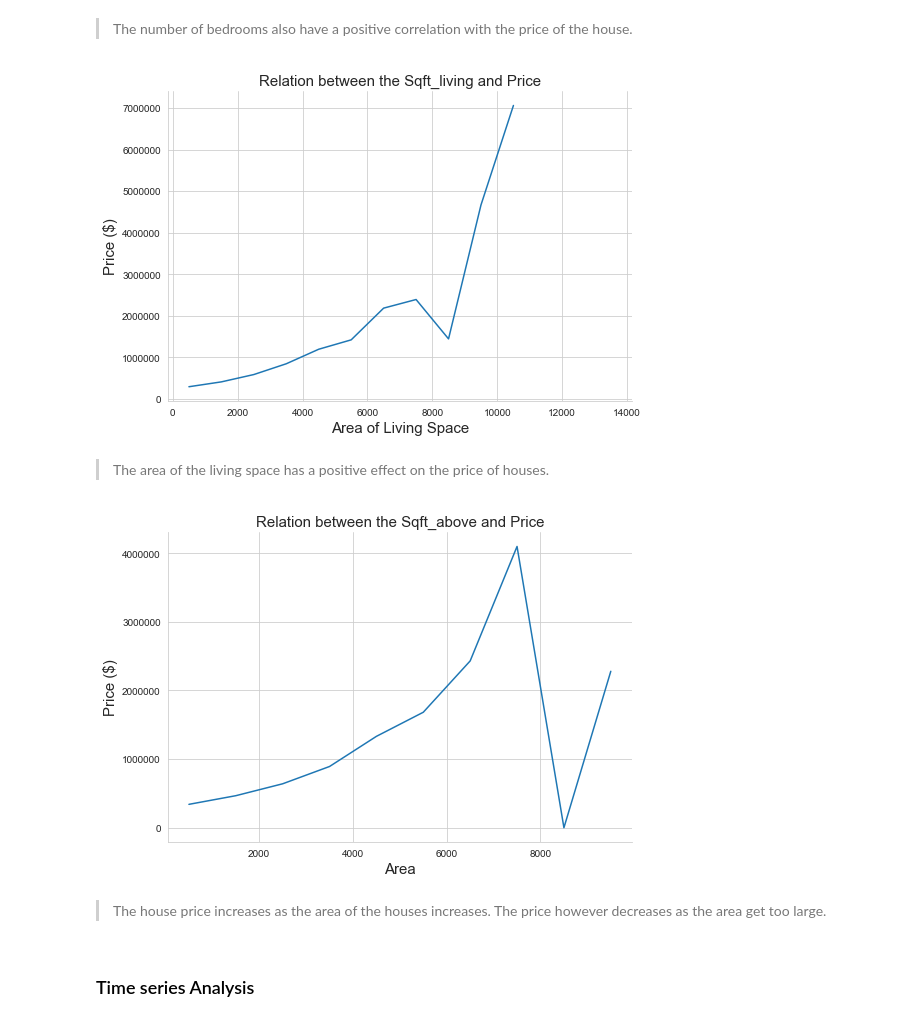
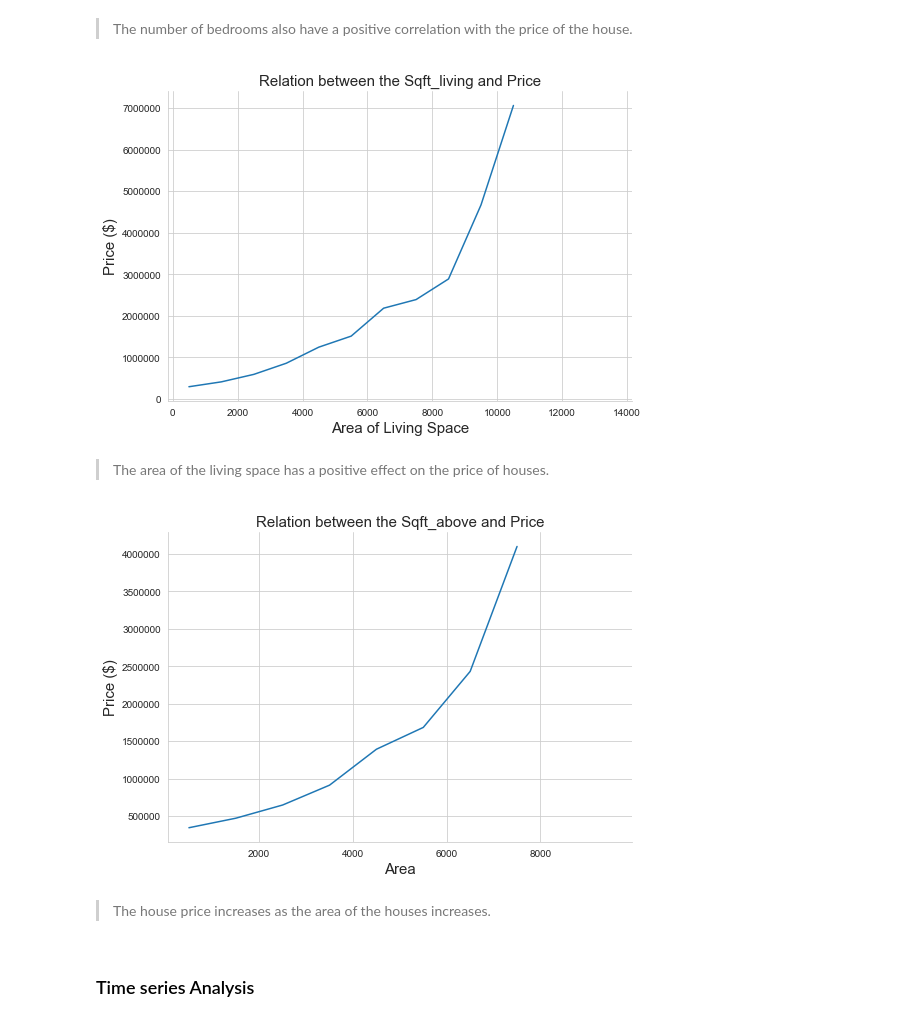
Before and after one commit to HamoyeHQ/stage-f-14-house-pricing, a Jupyter notebook: EDA/house_pricing_eda.ipynb, the cells around one changed output. Cells and saved outputs as stored; diff of their text form; code cells hidden in the pictures.

```diff
--- a/EDA/house_pricing_eda.ipynb
+++ b/EDA/house_pricing_eda.ipynb
@@ -56 +63,4 @@ data.describe()
+# %%
+#Filtering for prices that are not zero.
+data1 = data.query('price != 0')
 # %%
@@ -191,27 +200,27 @@ plt.xlabel('Number of Bedrooms', fontsize=15);
 > The number of bedrooms also have a positive correlation with the price of the house.
 # %%
 bin_edges = np.arange(0, data['sqft_living'].max()+1000, 1000)
-g = sb.FacetGrid(data = data, height = 5, aspect=1.5)
+g = sb.FacetGrid(data = data1, height = 5, aspect=1.5)
 g.map(mean_poly, "sqft_living", "price", bins = bin_edges, bin_size = 1000)
 g.add_legend()
 plt.title('Relation between the Sqft_living and Price', fontsize=15)
 plt.ylabel('Price ($)', fontsize=15)
 plt.xlabel('Area of Living Space', fontsize=15);
 # %% [output]
-[figure, old version]
+[figure, new version]
 # %% [markdown]
 > The area of the living space has a positive effect on the price of houses.
 # %%
 bin_edges = np.arange(0, data['sqft_above'].max()+1000, 1000)
-g = sb.FacetGrid(data = data, height = 5, aspect=1.5)
+g = sb.FacetGrid(data = data1, height = 5, aspect=1.5)
 g.map(mean_poly, "sqft_above", "price", bins = bin_edges, bin_size = 1000)
 g.add_legend()
 plt.title('Relation between the Sqft_above and Price', fontsize=15)
 plt.ylabel('Price ($)', fontsize=15)
 plt.xlabel('Area', fontsize=15);
 # %% [output]
-[figure, old version]
+[figure, new version]
 # %% [markdown]
-> The house price increases as the area of the houses increases. The price however decreases as the area get too large.
+> The house price increases as the area of the houses increases.
 # %% [markdown]
 ### Time series Analysis
```
Also changed, not shown: parts of 23 cells of this notebook.
